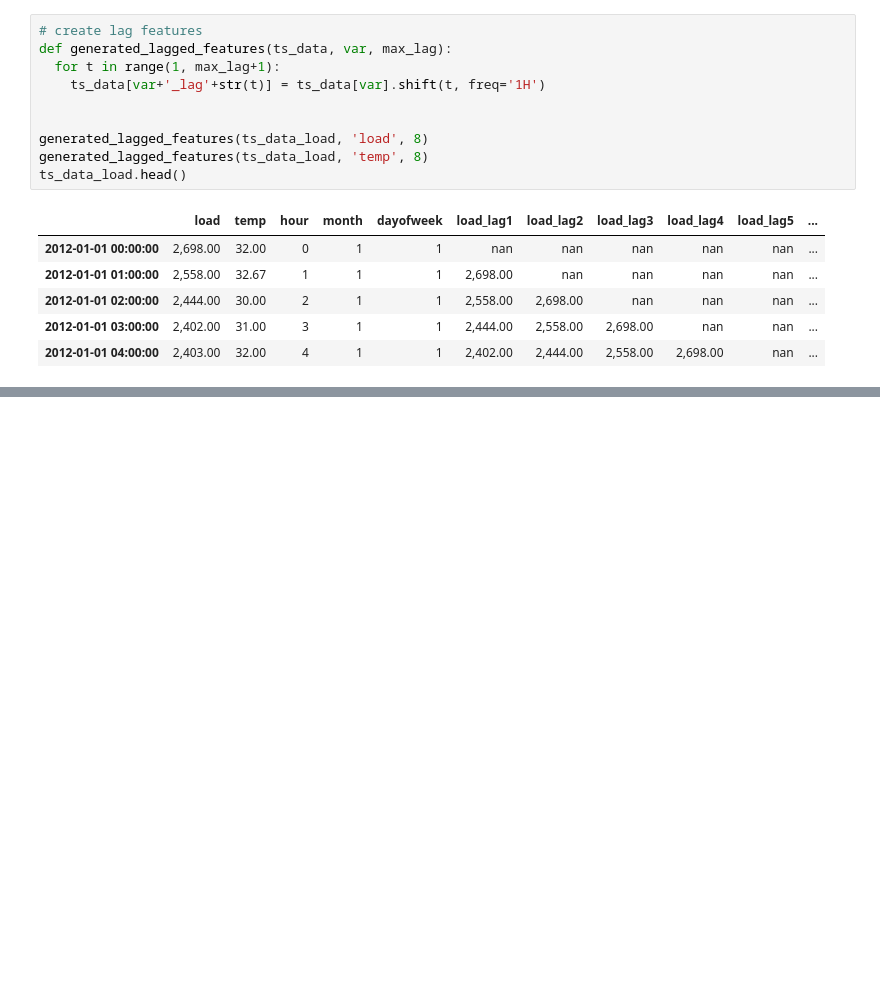
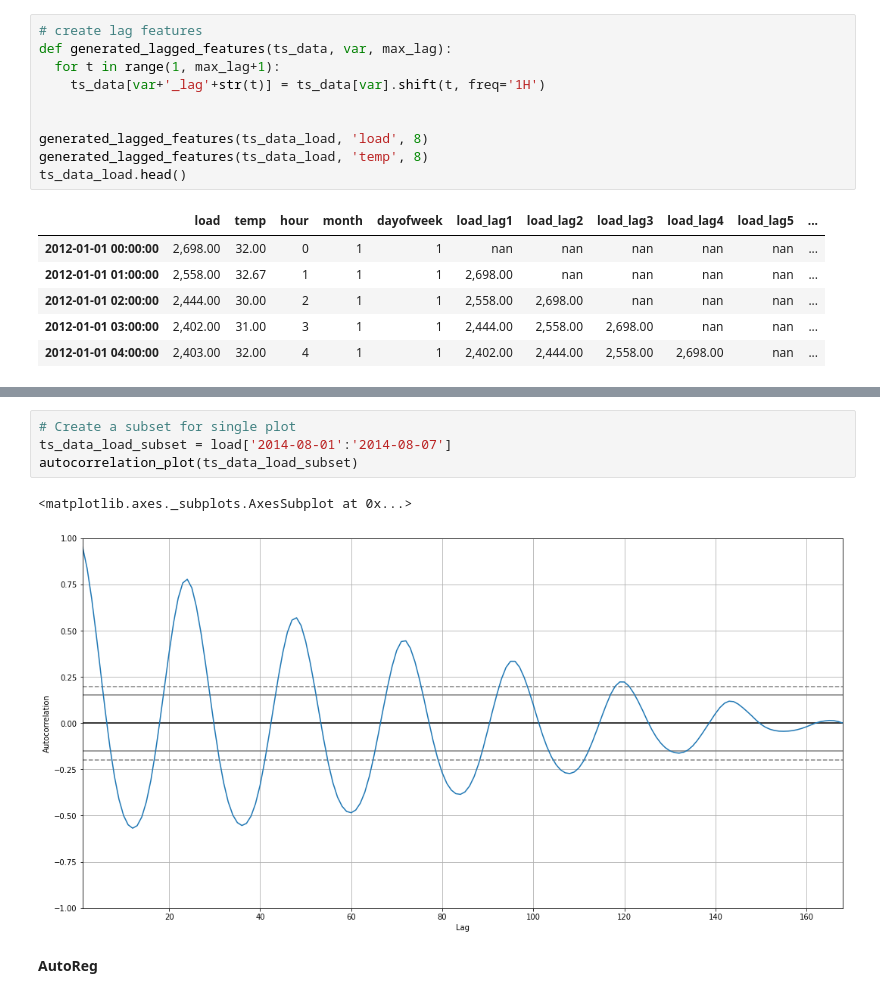
Before and after one commit to paulsok/kaggle, a Jupyter notebook: Global Energy Forecasting Competition/Global_Energy_Forecasting_Competition.ipynb, the cells around one changed output, grey strips where cells are left out. Saved outputs shown, nothing was run; the diff lists cells and outputs as text; blank space fills up the shorter version.

```diff
--- a/Global Energy Forecasting Competition/Global_Energy_Forecasting_Competition.ipynb
+++ b/Global Energy Forecasting Competition/Global_Energy_Forecasting_Competition.ipynb
@@ -192,0 +211,9 @@ ts_data_load.head()
+# %%
+# Create a subset for single plot
+ts_data_load_subset = load['2014-08-01':'2014-08-07']
+autocorrelation_plot(ts_data_load_subset)
+# %% [output]
+<matplotlib.axes._subplots.AxesSubplot at 0x...>
+[figure, added]
+# %% [markdown]
+**AutoReg**
```
Also changed, not shown: parts of 18 cells of this notebook.
